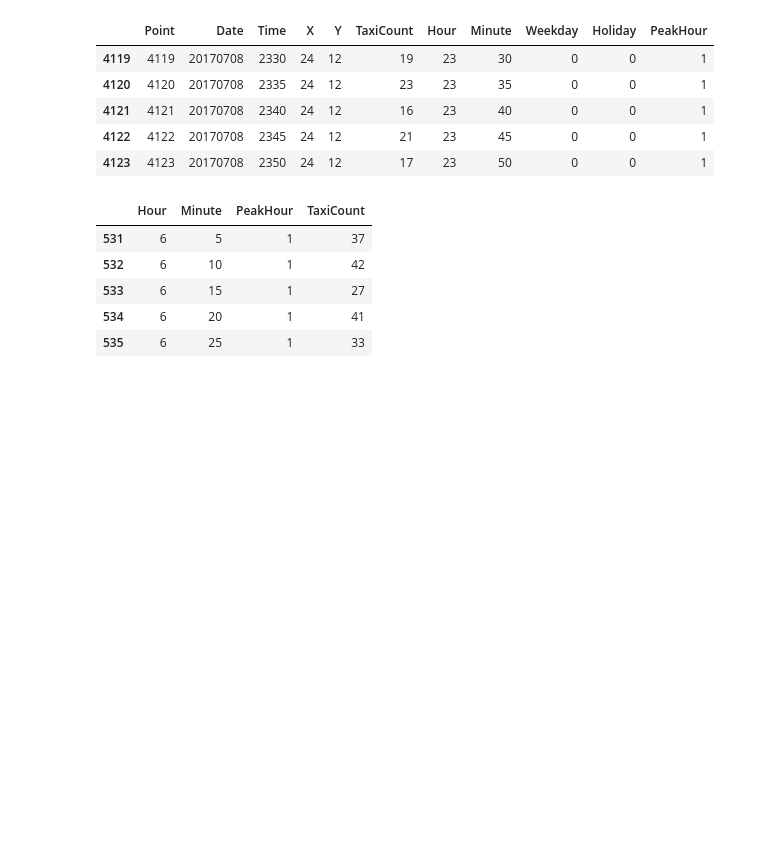
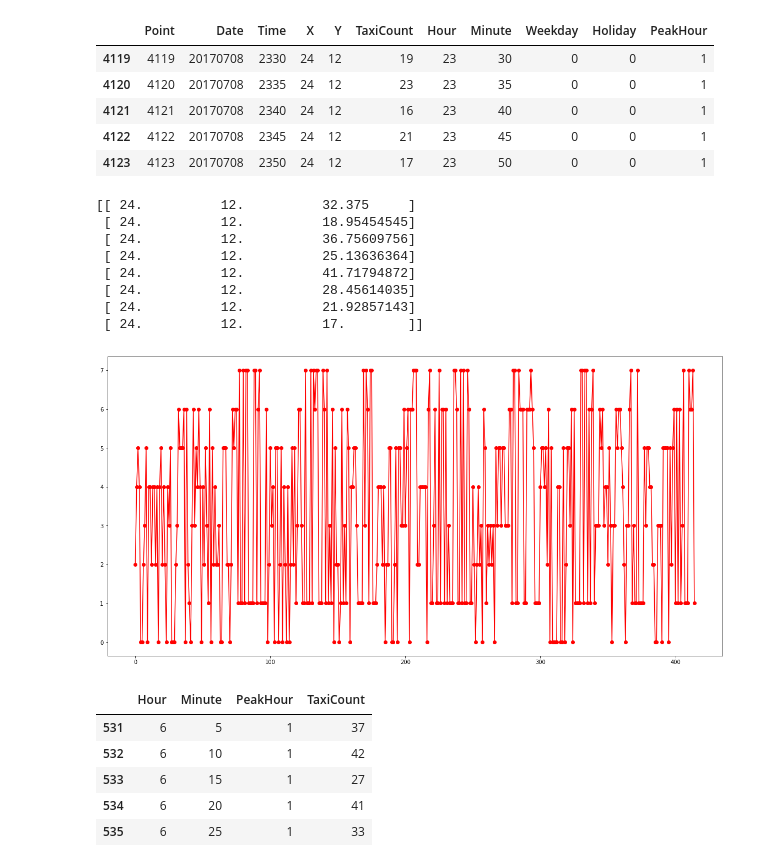
Before and after one commit to hari-allamraju/sg-taxidata, a Jupyter notebook: notebooks/Methodical study.ipynb, the cells around one changed output. Cells and saved outputs as stored; diff of their text form; code cells hidden in the pictures; blank space fills up the shorter version.

```diff
--- a/notebooks/Methodical study.ipynb
+++ b/notebooks/Methodical study.ipynb
@@ -54,6 +71,29 @@ df.tail()
 # %%
 h=df.quantile(q=0.8)['TaxiCount']
 l=df.quantile(q=0.2)['TaxiCount']
+# %%
+df_sub=df.query('(TaxiCount>=@l and TaxiCount<=@h) and (Hour>=6 and Hour<=12) and Weekday==1')[['X','Y','Hour','Minute','PeakHour','TaxiCount']]
+df_sub.head()
+
+X=df_sub.drop(['Hour','Minute','PeakHour'],axis=1).as_matrix()
+
+km = KMeans()
+km.fit(X)
+
+print km.cluster_centers_
+
+plt.plot(km.predict(X),'-ro')
+plt.show()
+# %% [output]
+[[ 24.          12.          32.375     ]
+ [ 24.          12.          18.95454545]
+ [ 24.          12.          36.75609756]
+ [ 24.          12.          25.13636364]
+ [ 24.          12.          41.71794872]
+ [ 24.          12.          28.45614035]
+ [ 24.          12.          21.92857143]
+ [ 24.          12.          17.        ]]
+[figure, added]
 # %%
 df_sub=df.query('(TaxiCount>=@l and TaxiCount<=@h) and (Hour>=6 and Hour<=12) and Weekday==1')[['Hour','Minute','PeakHour','TaxiCount']]
 df_sub.head()
```
Also changed, not shown: parts of 10 cells of this notebook, 6 other files.
